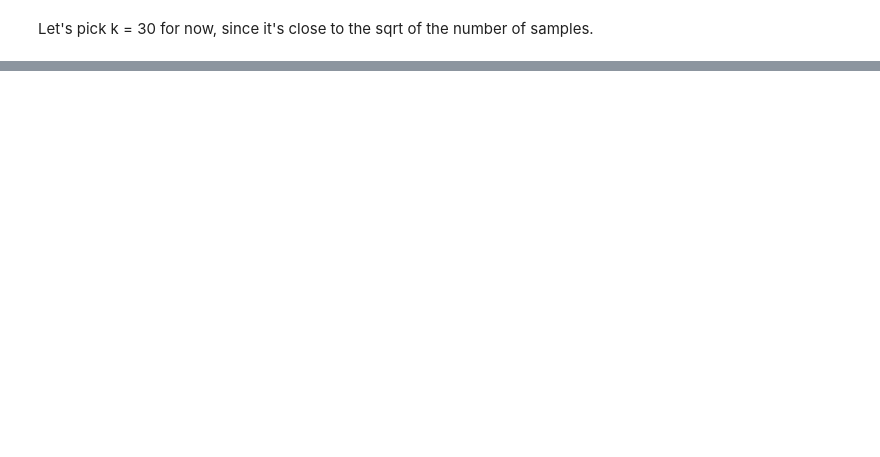
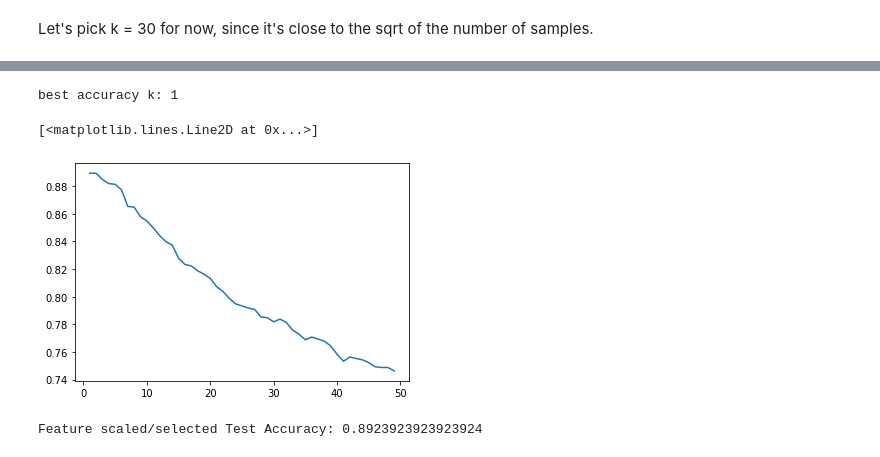
Before and after one commit to teaywright/CSCI4622-Project-Music-Genre-Classification, a Jupyter notebook: MusicGenreClassificationKNN.ipynb, the cells around one changed output, grey strips where cells are left out. Saved outputs shown, nothing was run; the diff lists cells and outputs as text; code cells hidden in the pictures; blank space fills up the shorter version.

```diff
--- a/MusicGenreClassificationKNN.ipynb
+++ b/MusicGenreClassificationKNN.ipynb
@@ -79,0 +80,4 @@ Test Accuracy: 0.2877877877877878
+# %%
+scaler = StandardScaler()
+scaler.fit(X)
+X_normal = scaler.transform(X)
@@ -79,0 +92,27 @@ Test Accuracy: 0.2877877877877878
+# %%
+#split into train 60%, valid 20%, and test 20% by using sklearn's train_test_split twice in order to get a validation set as well
+X_train, X_test, y_train, y_test = sklearn.model_selection.train_test_split(X_normal, y, test_size=0.2, random_state=1)
+X_train, X_valid, y_train, y_valid = sklearn.model_selection.train_test_split(X_train, y_train, test_size=0.25, random_state=1)
+# %%
+ks = [i for i in range(1,50)]
+accs = []
+
+for k in ks:
+    KNNClassifier = KNeighborsClassifier(n_neighbors=k,weights='distance')
+    KNNClassifier.fit(X_train,y_train)
+    y_pred_valid = KNNClassifier.predict(X_valid)
+    accs.append(sklearn.metrics.accuracy_score(y_valid,y_pred_valid))
+print("best accuracy k:",ks[np.argmax(accs)])
+plt.plot(ks,accs)
+# %% [output]
+best accuracy k: 1
+[<matplotlib.lines.Line2D at 0x...>]
+[figure, added]
+# %%
+#test
+KNNClassifier = KNeighborsClassifier(n_neighbors=4,weights='distance')
+KNNClassifier.fit(X_train,y_train)
+y_pred_test = KNNClassifier.predict(X_test)
+print("Feature scaled/selected Test Accuracy:",sklearn.metrics.accuracy_score(y_test,y_pred_test))
+# %% [output]
+Feature scaled/selected Test Accuracy: 0.8923923923923924
```
Also changed, not shown: parts of 12 cells of this notebook.
